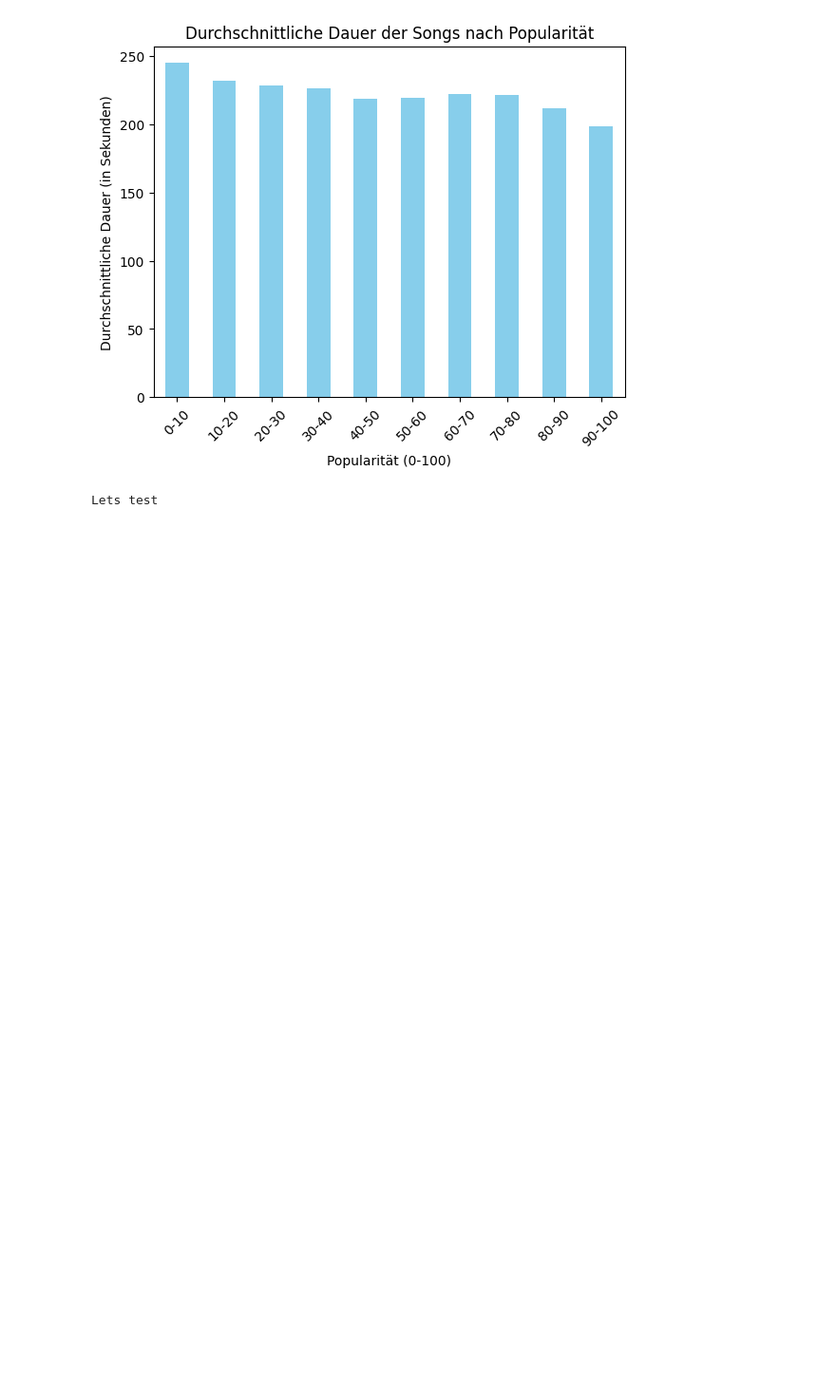
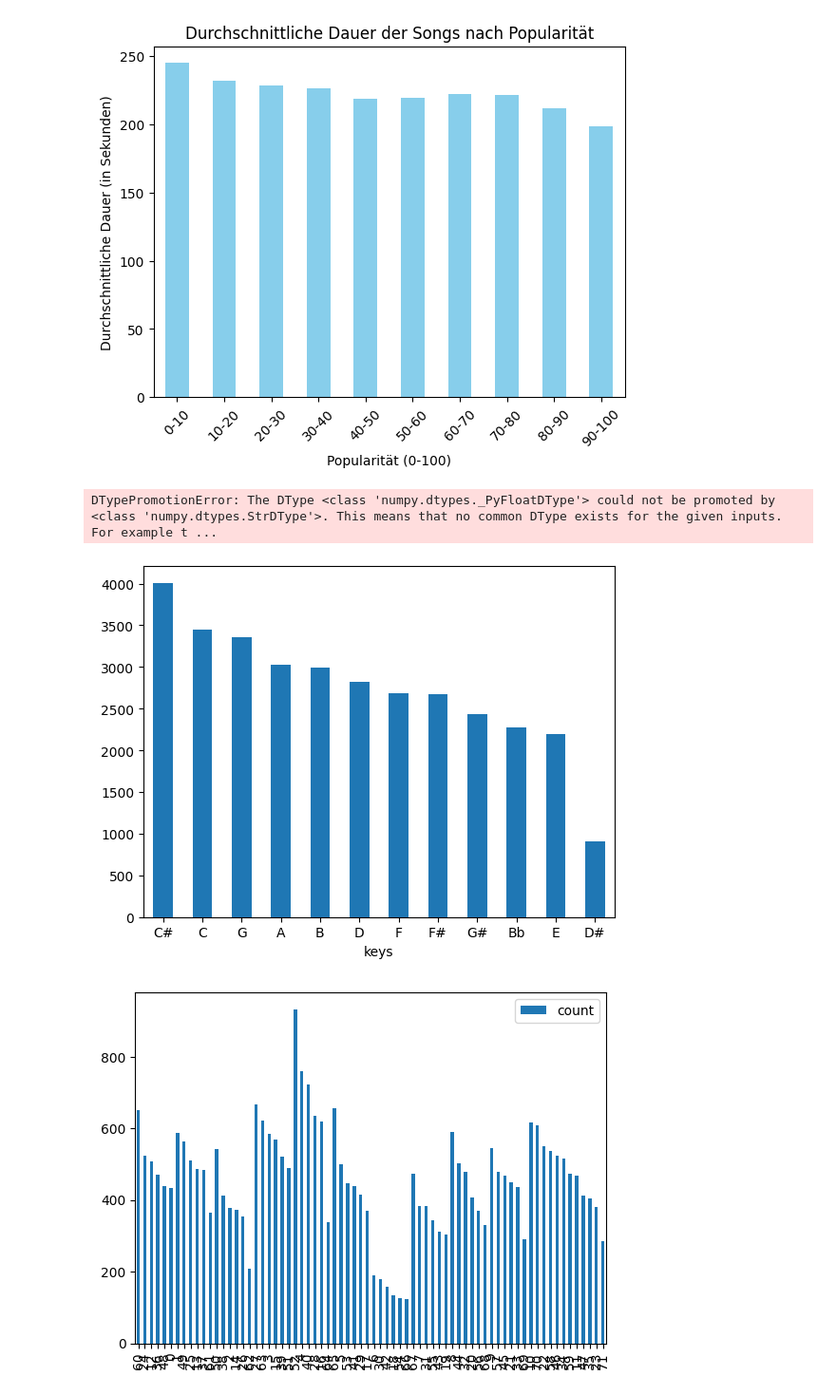
Before and after one commit to Ameroras/Spotify_Analyse, a Jupyter notebook: Spotify.ipynb, the cells around one changed output. Shown: that part at 95% size. Drawn from its saved outputs; the diff is of its cells as text; code cells hidden in the pictures; blank space fills up the shorter version.

Commit message:
musikmerkmale_Tonarten

```diff
--- a/Spotify.ipynb
+++ b/Spotify.ipynb
@@ -65,5 +65,58 @@ plt.show()
 # %% [output]
 [figure]
 # %%
+### 6. Merkmale und Rolle der Tonart
+
+### 7. Lautstärke und Energie in beliebten Songs
+
+
+spotify = pd.read_csv('./spotify_songs.csv')
+spotify.head()
+
+keys = {
+    0: 'C', 1: 'C#', 2: 'D', 3: 'D#', 4: 'E',
+    5: 'F', 6: 'F#', 7: 'G', 8: 'G#', 9: 'A',
+    10: 'Bb', 11: 'B'
+}
+spotify['keys'] = spotify['key'].map(keys)
+
+spotify.head()
+spotify
+spotify['key'].max()
+key = spotify['keys'].value_counts()
+key
+key.plot(kind='bar',
+         rot=0,
+         );
+genre_num = spotify['playlist_genre'].value_counts()
+genre_num
+spotify
+genre_by_key = spotify.groupby(['playlist_genre', 'keys']).size().reset_index(
+    name='count')
+genre_by_key.head()
+genre_by_key_sorted = genre_by_key.sort_values(by=['keys', 'count'],
+                                               ascending=[True, False])
+
+genre_by_key_sorted.plot(kind='bar');
+top_genre_by_key_sorted = genre_by_key_sorted.drop_duplicates(subset='keys')
+top_genre_by_key_sorted
+top_genre_by_key_sorted.plot(kind='bar', x='keys', y='count', rot=45
+                             );
+
+release_date = pd.cut(spotify['track_album_release_date'], bins=10)
+
+release_date
+
+spotify
+
+ideal_profil = spotify.groupby('loudness')['track_popu'].mean()
+
+ideal_profil.head(10)
+
+ideal_profil.plot(title='Vergleich Popularity - Energy',
+                  xlabel='Track-Popularity',
+                  ylabel='Song - Energy');
 # %% [output]
-Lets test
+DTypePromotionError: The DType <class 'numpy.dtypes._PyFloatDType'> could not be promoted by <class 'numpy.dtypes.StrDType'>. This means that no common DType exists for the given inputs. For example t ...
+[figure, added]
+[figure, added]
```
Also changed, not shown: parts of 1 cell of this notebook.
